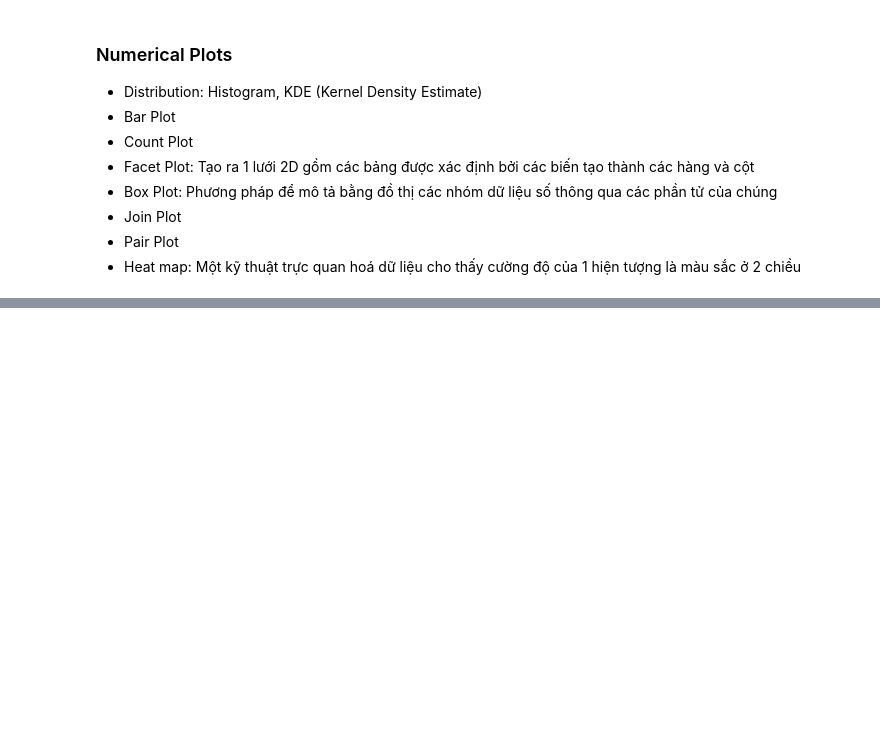
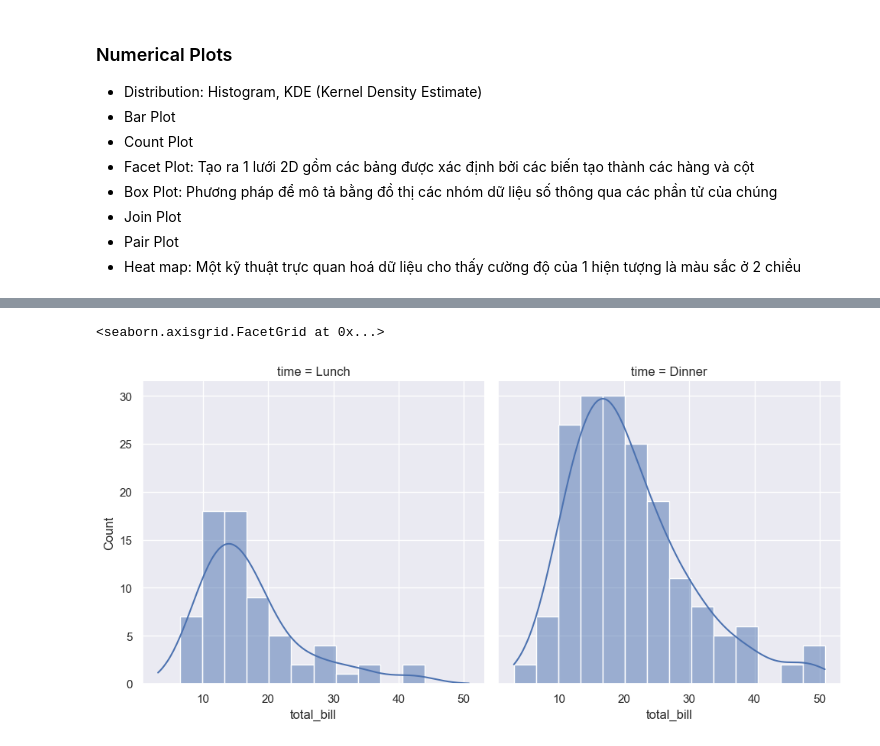
Before and after one commit to Kiettuannn/masterAI-Phase01, a Jupyter notebook: notebook/seaborn.ipynb, the cells around one changed output, grey strips where cells are left out. Cells and saved outputs as stored; diff of their text form; code cells hidden in the pictures; blank space fills up the shorter version.

```diff
--- a/notebook/seaborn.ipynb
+++ b/notebook/seaborn.ipynb
@@ -22,0 +75,5 @@ print(sns.get_dataset_names())
+# %%
+sns.displot(data=tip_df, x = "total_bill", kde=True,col="time")
+# %% [output]
+<seaborn.axisgrid.FacetGrid at 0x...>
+[figure, added]
```
Also changed, not shown: parts of 10 cells of this notebook.
